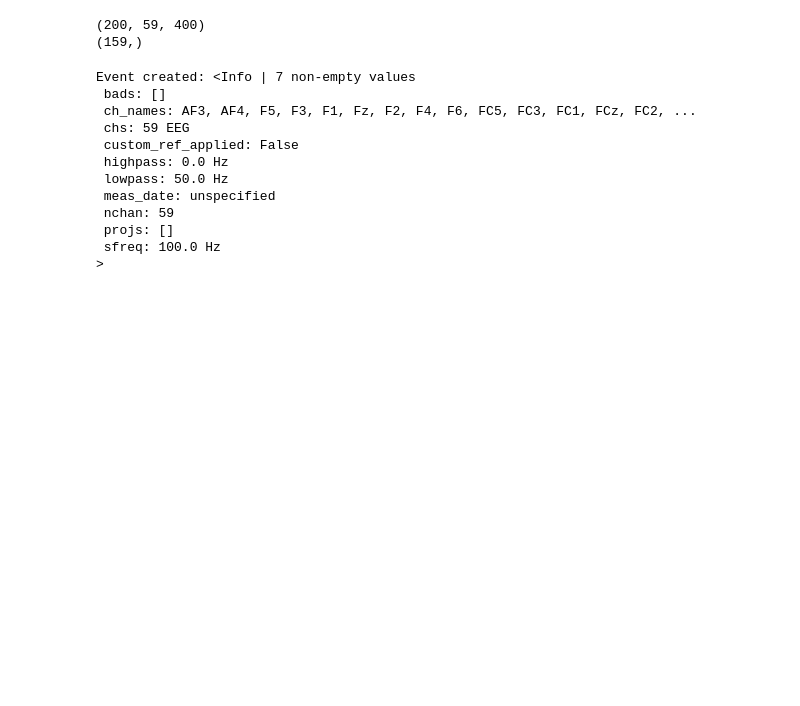
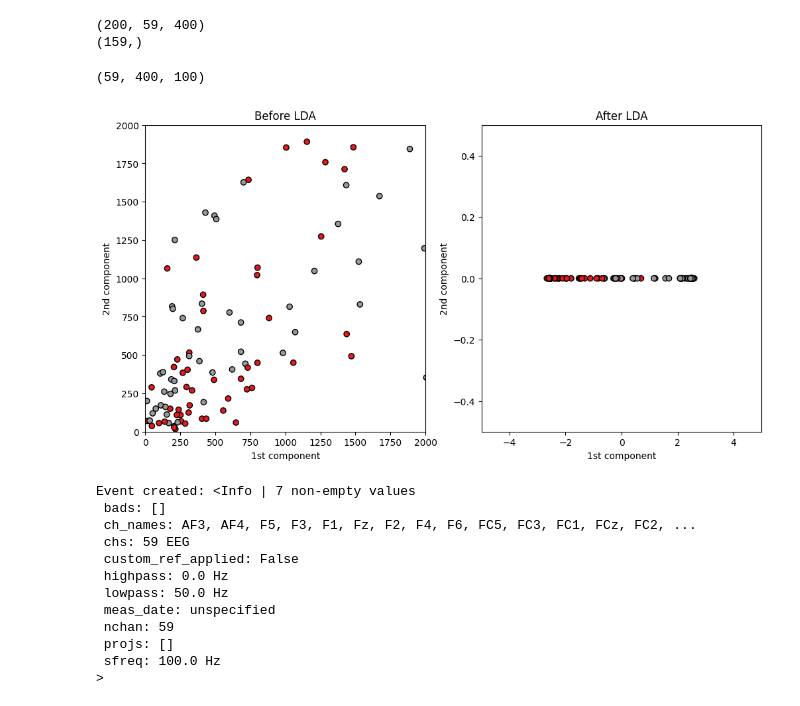
Before and after one commit to costanzapistone/Robot-Control-by-EEG-with-ML, a Jupyter notebook: code/signal_processing/data_visualization.ipynb, the cells around one changed output. Drawn from its saved outputs; the diff is of its cells as text; code cells hidden in the pictures; blank space fills up the shorter version.

```diff
--- a/code/signal_processing/data_visualization.ipynb
+++ b/code/signal_processing/data_visualization.ipynb
@@ -273,6 +273,80 @@ print(Y.shape)
 # %% [output]
 (200, 59, 400)
 (159,)
+# %%
+#fft
+from scipy.fftpack import fft
+
+fft_trials = {}
+
+for cl in cl_lab:
+    # Get the segmented data for the current class
+    trials_cl = trials[cl]
+
+    # Allocate memory for the FFT trials
+    fft_trials[cl] = np.zeros_like(trials_cl, dtype=complex)
+
+    # Compute FFT for each trial for selected channels
+    for i in range(trials_cl.shape[2]):
+        fft_trials[cl][:, :, i] = fft(trials_cl[:, :, i], axis=1)
+
+# Calculate the magnitude of the FFT
+for cl in fft_trials:
+    fft_trials[cl] = np.abs(fft_trials[cl])
+
+fft_trials[cl].shape
+# %% [output]
+(59, 400, 100)
+# %%
+#LDA for dimensionality reduction
+
+from sklearn.discriminant_analysis import LinearDiscriminantAnalysis
+from sklearn.model_selection import train_test_split
+
+
+n_trials_cl1 = fft_trials[cl1].shape[2]
+n_trials_cl2 = fft_trials[cl2].shape[2]
+n_features = fft_trials[cl1].shape[0] * fft_trials[cl1].shape[1]
+
+X_cl1 = fft_trials[cl1].reshape((n_trials_cl1, n_features))
+X_cl2 = fft_trials[cl2].reshape((n_trials_cl2, n_features))
+
+X = np.concatenate((X_cl1, X_cl2),axis = 0)
+
+y = np.concatenate((-np.ones(n_trials_cl1), np.ones(n_trials_cl2)))
+
+X_train, X_test, y_train, y_test = train_test_split(X, y, test_size=0.30, random_state=42)
+
+lda = LinearDiscriminantAnalysis(n_components=1)
+X_train_lda = lda.fit_transform(X_train, y_train)
+
+X_test_lda = lda.transform(X_test)
+
+# Plot the data before and after LDA
+fig, (ax1, ax2) = plt.subplots(1,2, figsize=(12, 6))
+
+# Plot before LDA
+ax1.scatter(X_train[:, 0], X_train[:, 1], c=y_train, cmap=plt.cm.Set1, edgecolor='k')
+ax1.set_title('Before LDA')
+ax1.set_xlabel('1st component')
+ax1.set_ylabel('2nd component')
+
+# Plot after LDA
+ax2.scatter(X_train_lda[:, 0], np.zeros_like(X_train_lda[:, 0]), c=y_train, cmap=plt.cm.Set1, edgecolor='k')
+ax2.set_title('After LDA')
+ax2.set_xlabel('1st component')
+ax2.set_ylabel('2nd component')
+
+# Set x-axis limits for both plots
+ax1.set_xlim([0, 2000])
+ax2.set_xlim([-5, 5])
+
+ax1.set_ylim([0, 2000])
+ax2.set_ylim([-0.5, 0.5])
+
+plt.show()
+# %% [output]
+[figure, added]
 # %%
 import mne
 # %%
```
Also changed, not shown: parts of 3 cells of this notebook, 3 other files.
